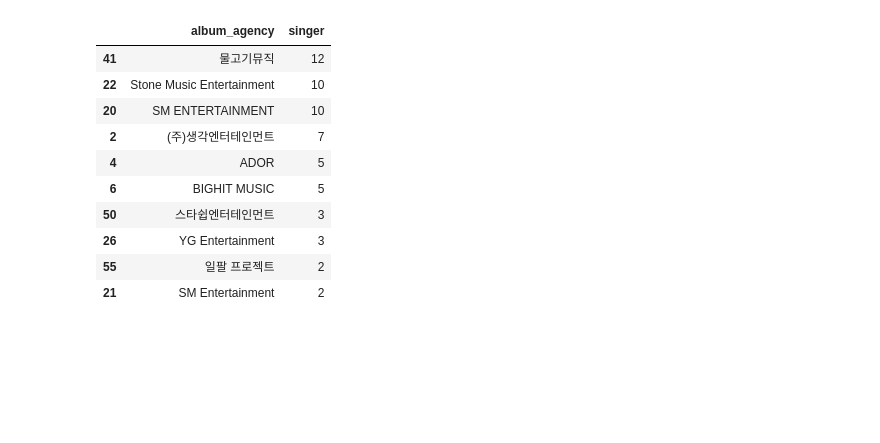
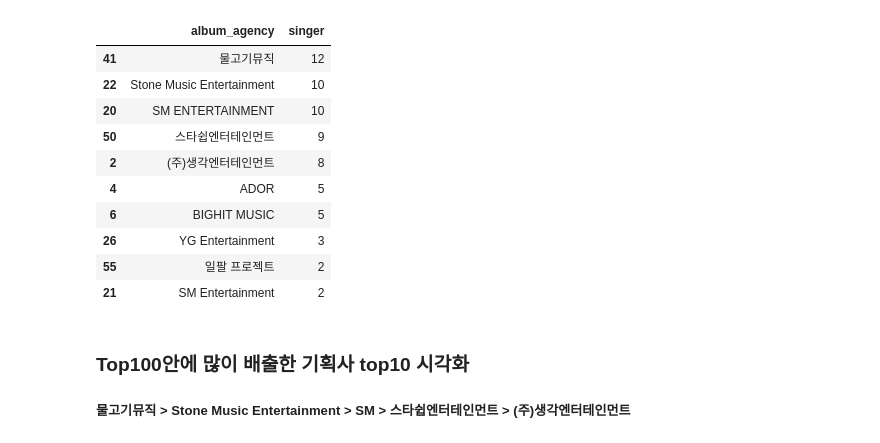
Before and after one commit to SangKwon93/SideProject, a Jupyter notebook: airflow/dags/melon/melon_chart_EDA.ipynb, the cells around one changed output. Drawn from its saved outputs; the diff is of its cells as text; code cells hidden in the pictures; blank space fills up the shorter version.

```diff
--- a/airflow/dags/melon/melon_chart_EDA.ipynb
+++ b/airflow/dags/melon/melon_chart_EDA.ipynb
@@ -30,0 +43,4 @@ df.sort_values(by='likes',ascending=False).head()
+# %%
+# 발매 경과 일수 계산(datetime으로 바꾼 이유!)
+df1['elapsed_date']=df1['date_datetime']-df1['album_date_datetime']
+df1.head()
@@ -30,0 +54,4 @@ df.sort_values(by='likes',ascending=False).head()
+# %%
+# 문자열로 변환 -> 문자열로 바꿔서 days를 없애고 int로 고쳐 나열하기 위해!
+df1=df1.astype({'elapsed_date':'str'})
+df1['elapsed_date'].head()
@@ -30,0 +65,6 @@ df.sort_values(by='likes',ascending=False).head()
+# %%
+# UDF 함수 만들기 -> 경과일자에 days 제거
+def days_to_int(x):
+    return x[:-4]
+df1['elapsed_date']=df1['elapsed_date'].apply(days_to_int)
+df1.head()
@@ -31,6 +245,6 @@ df.sort_values(by='likes',ascending=False).head()
 # %%
 # 최신 노래에 대한 유니크한 데이터값
-unique_sing =df.drop_duplicates(subset='title',keep="last")
+unique_sing =df1.drop_duplicates(subset='title',keep="last")
 unique_sing.head()
 # %% [output]
 |  | _id | date | time | rank | up_down | title | singer | album | album_code | index | ... |
@@ -53,15 +267,19 @@ df.sort_values(by='up_down',ascending=True).head()
 # %%
 # Top100안에 많이 배출한 기획사 top10
-unique_sing.groupby('album_agency')['singer'].count().to_frame().reset_index().sort_values(by='singer',ascending=False).head(10)
+visual1=unique_sing.groupby('album_agency')['singer'].count().to_frame().reset_index().sort_values(by='singer',ascending=False).head(10)
+visual1
 # %% [output]
 |  | album_agency | singer |
 | 41 | 물고기뮤직 | 12 |
 | 22 | Stone Music Entertainment | 10 |
 | 20 | SM ENTERTAINMENT | 10 |
-| 2 | (주)생각엔터테인먼트 | 7 |
+| 50 | 스타쉽엔터테인먼트 | 9 |
+| 2 | (주)생각엔터테인먼트 | 8 |
 | 4 | ADOR | 5 |
 | 6 | BIGHIT MUSIC | 5 |
-| 50 | 스타쉽엔터테인먼트 | 3 |
 | 26 | YG Entertainment | 3 |
 | 55 | 일팔 프로젝트 | 2 |
 | 21 | SM Entertainment | 2 |
+# %% [markdown]
+### Top100안에 많이 배출한 기획사 top10 시각화
+##### **물고기뮤직** > Stone Music Entertainment > SM > 스타쉽엔터테인먼트 > (주)생각엔터테인먼트
```
Also changed, not shown: parts of 35 cells of this notebook.
